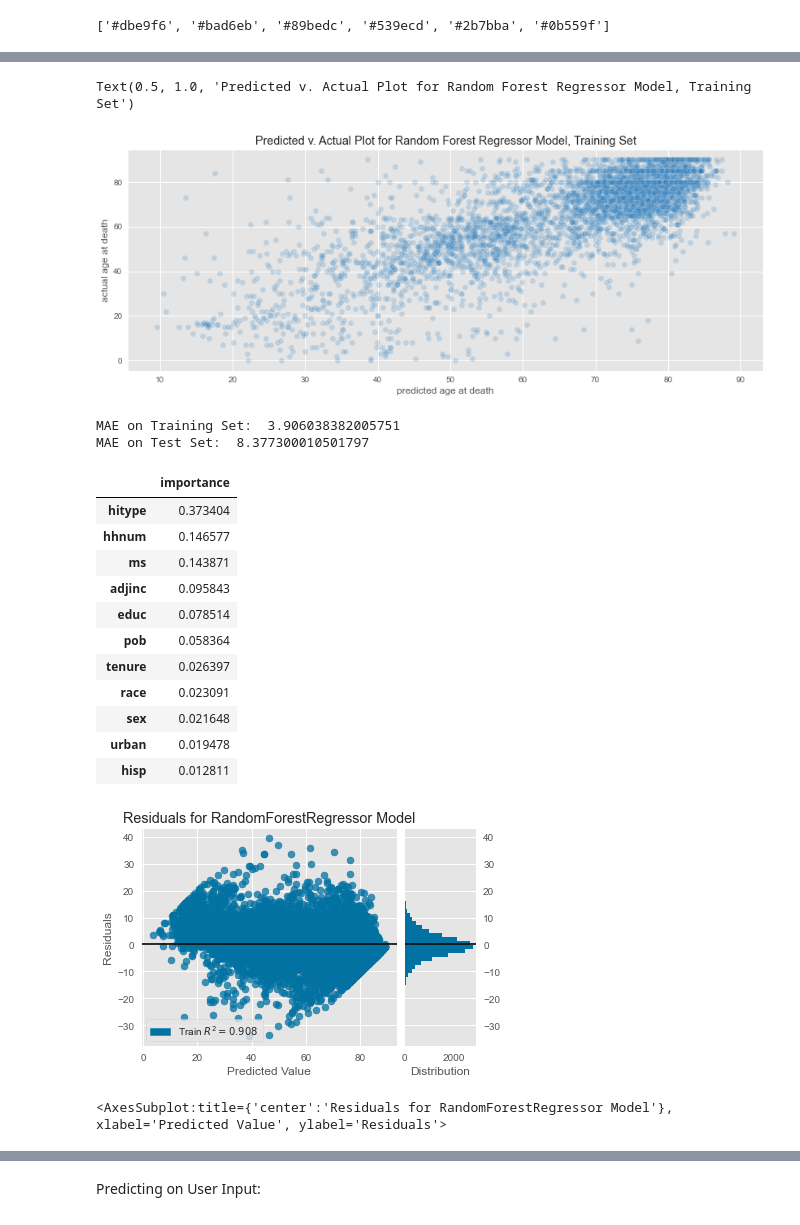
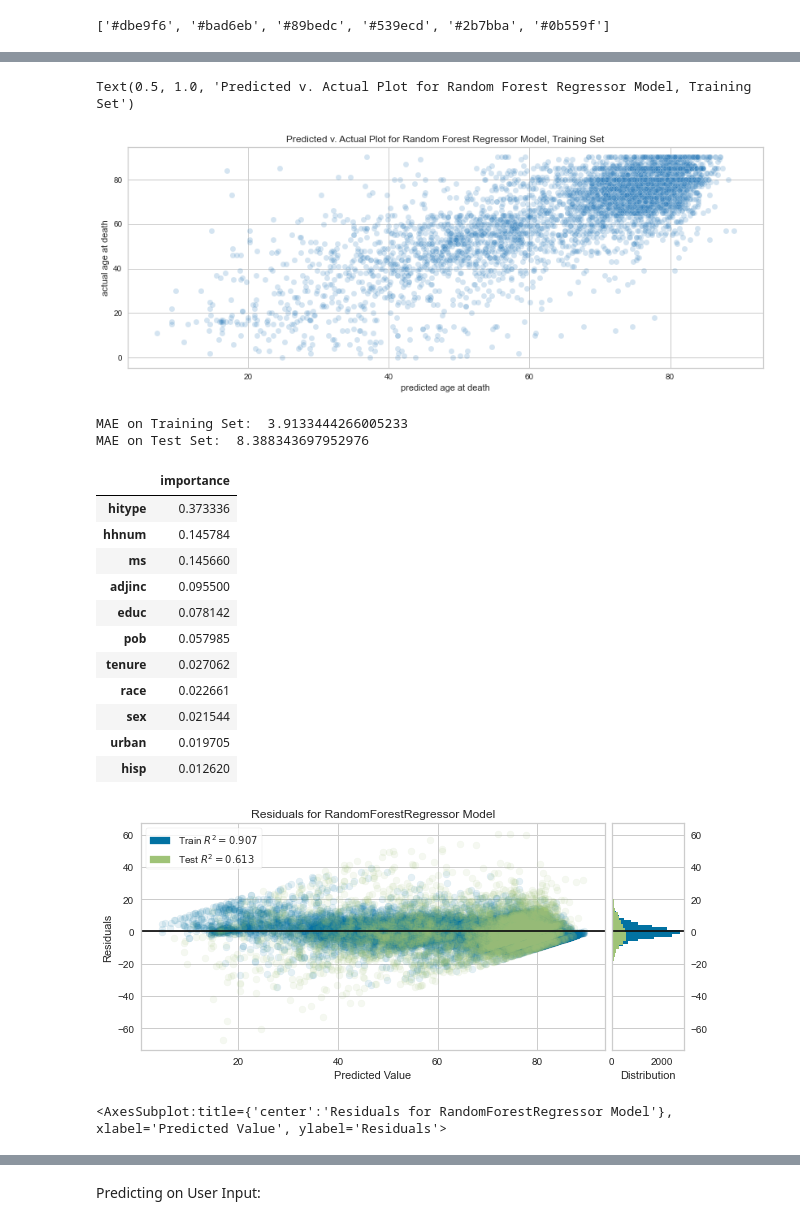
Before and after one commit to beckyepeters/life-expectancy-predictions, a Jupyter notebook: age_pred_more_feat.ipynb, the cells around one changed output, grey strips where cells are left out. Cells and saved outputs as stored; diff of their text form; code cells hidden in the pictures.

```diff
--- a/age_pred_more_feat.ipynb
+++ b/age_pred_more_feat.ipynb
@@ -289,8 +289,8 @@ dec.isnull().sum(), len(dec)
  dtype: int64,
  24432)
 # %%
-cat_cols = ['ms', 'hisp', 'educ', 'adjinc', 'race', 'sex', 'cause113', 'hitype', 'pob', 'urban', 'tenure', 'dayod']
-num_cols = ['age', 'hhnum']
+cat_cols = ['race', 'sex', 'ms', 'hisp', 'adjinc', 'educ', 'pob', 'hhnum', 'urban', 'cause113', 'dayod', 'hitype', 'tenure']
+num_cols = ['age']
 # %%
 imputer_cat = KNNImputer(n_neighbors=1)
 # %%
@@ -416,0 +434,4 @@ R_squared on Train Data with RF:  0.4526833332356718
+# %%
+model_lass0 = Lasso()
+# %%
+model_lass0.fit(X_train, y_train)
@@ -488,15 +547,15 @@ ax.set_ylabel('actual age at death')
 ax.set_title('Predicted v. Actual Plot for Random Forest Regressor Model, Training Set')
 # %% [output]
 Text(0.5, 1.0, 'Predicted v. Actual Plot for Random Forest Regressor Model, Training Set')
-[figure, old version]
+[figure, new version]
 # %%
 mae_train = mean_absolute_error(y_train, predict_train)
 mae_test = mean_absolute_error(y_test, predict_test)
 print('MAE on Training Set: ', mae_train)
 print('MAE on Test Set: ', mae_test)
 # %% [output]
-MAE on Training Set:  3.906038382005751
-MAE on Test Set:  8.377300010501797
+MAE on Training Set:  3.9133444266005233
+MAE on Test Set:  8.388343697952976
 # %%
 feature_importances = pd.DataFrame(model.fit(X_train, y_train).feature_importances_,
                                    index = X_train.columns, columns=['importance']).sort_values('importance', ascending=False)
@@ -504,23 +563,23 @@ feature_importances = pd.DataFrame(model.fit(X_train, y_train).feature_importanc
 feature_importances.head(20)
 # %% [output]
 |  | importance |
-| hitype | 0.373404 |
-| hhnum | 0.146577 |
-| ms | 0.143871 |
-| adjinc | 0.095843 |
-| educ | 0.078514 |
-| pob | 0.058364 |
-| tenure | 0.026397 |
-| race | 0.023091 |
-| sex | 0.021648 |
-| urban | 0.019478 |
-| hisp | 0.012811 |
+| hitype | 0.373336 |
+| hhnum | 0.145784 |
+| ms | 0.145660 |
+| adjinc | 0.095500 |
+| educ | 0.078142 |
+| pob | 0.057985 |
+| tenure | 0.027062 |
+| race | 0.022661 |
+| sex | 0.021544 |
+| urban | 0.019705 |
+| hisp | 0.012620 |
 # %%
-visualizer = ResidualsPlot(model)
+visualizer = ResidualsPlot(model, train_alpha=0.1, test_alpha=0.1, size=(700, 300))
 
-visualizer.fit(X_train, y_train.values)  # Fit the training data to the visualizer
-# visualizer.score(X_test, y_test)  # Evaluate the model on the test data
-visualizer.show(alpha=0.05)
+visualizer.fit(X_train, y_train)  # Fit the training data to the visualizer
+visualizer.score(X_test, y_test)  # Evaluate the model on the test data
+visualizer.show()
 # %% [output]
-[figure, old version]
+[figure, new version]
 <AxesSubplot:title={'center':'Residuals for RandomForestRegressor Model'}, xlabel='Predicted Value', ylabel='Residuals'>
```
Also changed, not shown: parts of 13 cells of this notebook, 7 other files.
